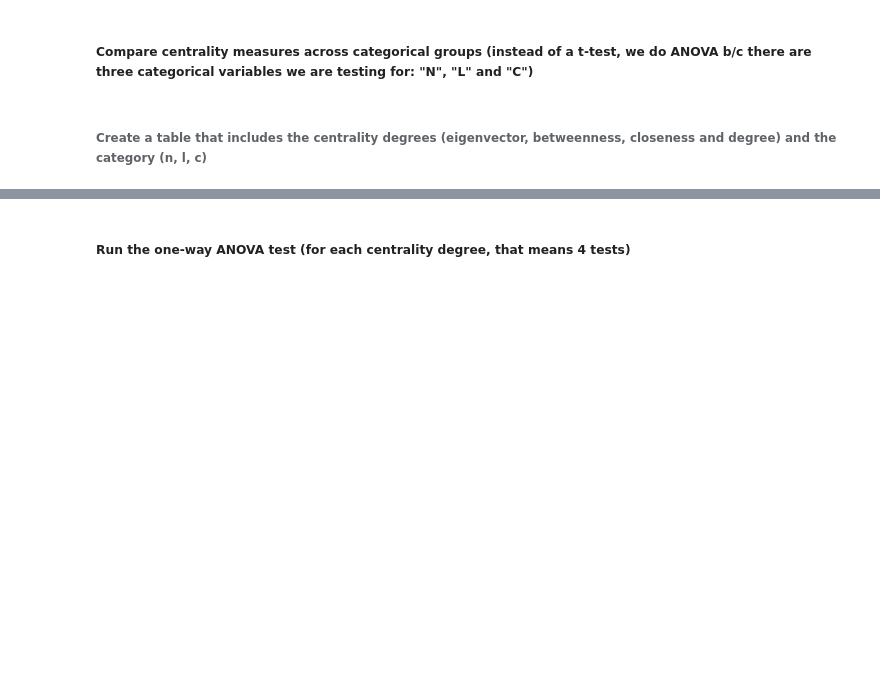
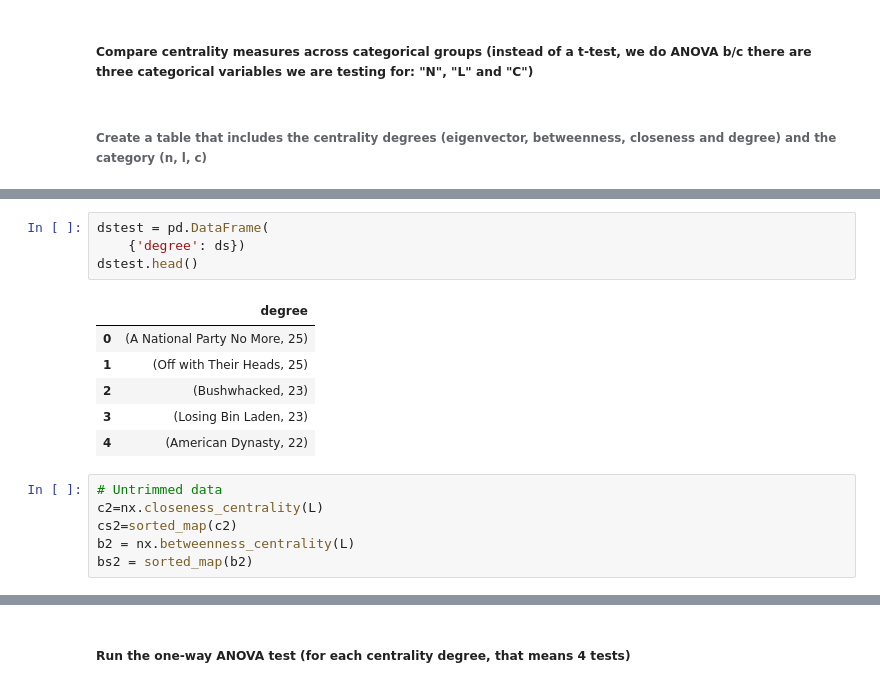
Before and after one commit to ksanju0/DATA620-Project-1, a Jupyter notebook: Week2_Project1Assignment6202017.ipynb, the cells around one changed output, grey strips where cells are left out. Saved outputs shown, nothing was run; the diff lists cells and outputs as text; blank space fills up the shorter version.

```diff
--- a/Week2_Project1Assignment6202017.ipynb
+++ b/Week2_Project1Assignment6202017.ipynb
@@ -207,0 +211,17 @@ evc[:10]
+# %%
+dstest = pd.DataFrame(
+    {'degree': ds})
+dstest.head()
+# %% [output]
+|  | degree |
+| 0 | (A National Party No More, 25) |
+| 1 | (Off with Their Heads, 25) |
+| 2 | (Bushwhacked, 23) |
+| 3 | (Losing Bin Laden, 23) |
+| 4 | (American Dynasty, 22) |
+# %%
+# Untrimmed data
+c2=nx.closeness_centrality(L)
+cs2=sorted_map(c2)
+b2 = nx.betweenness_centrality(L)
+bs2 = sorted_map(b2)
```
Also changed, not shown: parts of 4 cells of this notebook.
